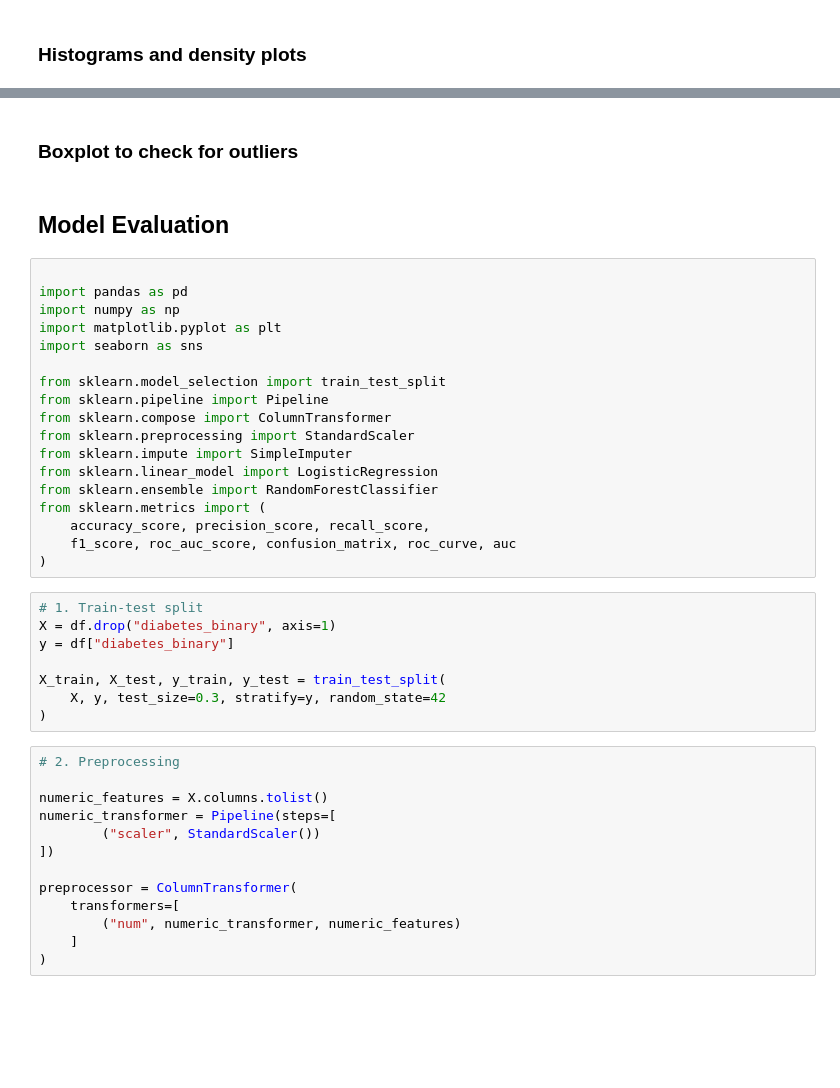
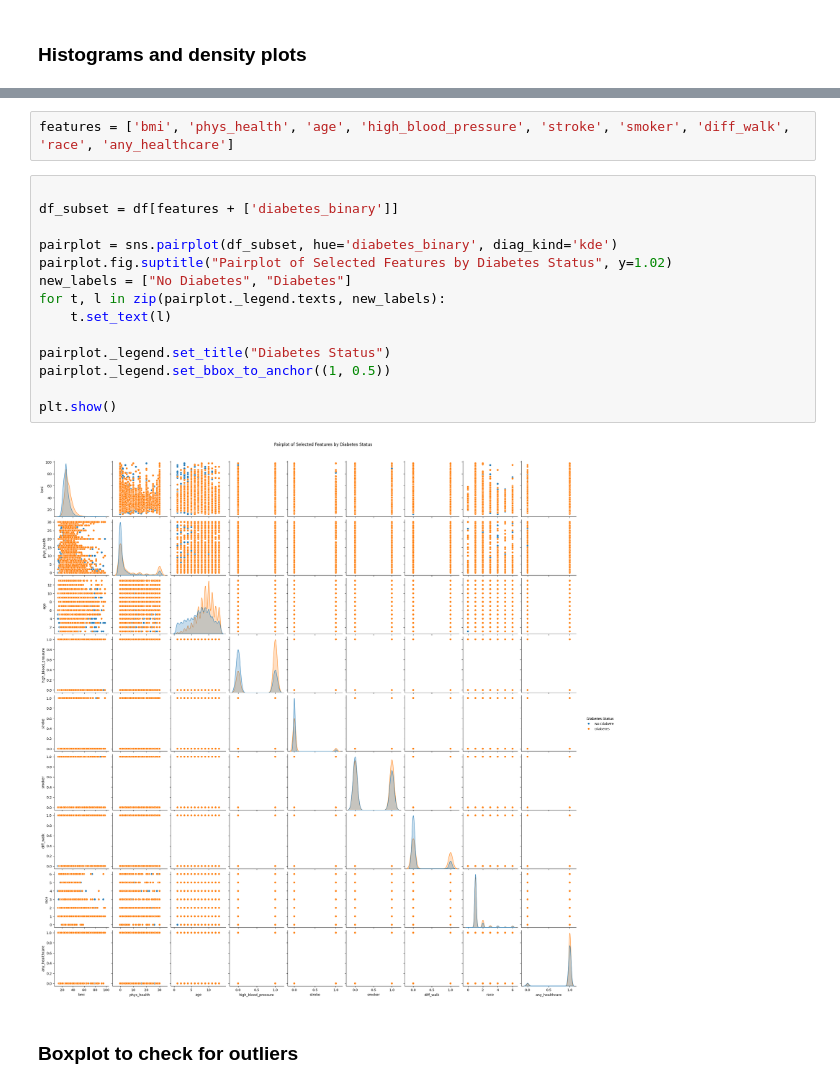
Before and after one commit to isaiahokumu/diabetes-prediction-model, a Jupyter notebook: diabetes.ipynb, the cells around one changed output, grey strips where cells are left out. Cells and saved outputs as stored; diff of their text form; blank space fills up the shorter version.

```diff
--- a/diabetes.ipynb
+++ b/diabetes.ipynb
@@ -997,43 +1037,20 @@ for col in numeric_cols:
+# %%
+features = ['bmi', 'phys_health', 'age', 'high_blood_pressure', 'stroke', 'smoker', 'diff_walk', 'race', 'any_healthcare']
+# %%
+
+df_subset = df[features + ['diabetes_binary']]
+
+pairplot = sns.pairplot(df_subset, hue='diabetes_binary', diag_kind='kde')
+pairplot.fig.suptitle("Pairplot of Selected Features by Diabetes Status", y=1.02)
+new_labels = ["No Diabetes", "Diabetes"]
+for t, l in zip(pairplot._legend.texts, new_labels):
+    t.set_text(l)
+
+pairplot._legend.set_title("Diabetes Status")
+pairplot._legend.set_bbox_to_anchor((1, 0.5))
+
+plt.show()
+# %% [output]
+[figure, added]
 # %% [markdown]
 ### Boxplot to check for outliers
-# %% [markdown]
-## Model Evaluation
-# %%
-
-import pandas as pd
-import numpy as np
-import matplotlib.pyplot as plt
-import seaborn as sns
-
-from sklearn.model_selection import train_test_split
-from sklearn.pipeline import Pipeline
-from sklearn.compose import ColumnTransformer
-from sklearn.preprocessing import StandardScaler
-from sklearn.impute import SimpleImputer
-from sklearn.linear_model import LogisticRegression
-from sklearn.ensemble import RandomForestClassifier
-from sklearn.metrics import (
-    accuracy_score, precision_score, recall_score,
-    f1_score, roc_auc_score, confusion_matrix, roc_curve, auc
-)
-# %%
-# 1. Train-test split
-X = df.drop("diabetes_binary", axis=1)
-y = df["diabetes_binary"]
-
-X_train, X_test, y_train, y_test = train_test_split(
-    X, y, test_size=0.3, stratify=y, random_state=42
-)
-# %%
-# 2. Preprocessing
-
-numeric_features = X.columns.tolist()
-numeric_transformer = Pipeline(steps=[
-        ("scaler", StandardScaler())
-])
-
-preprocessor = ColumnTransformer(
-    transformers=[
-        ("num", numeric_transformer, numeric_features)
-    ]
-)
```
Also changed, not shown: parts of 30 cells of this notebook.
